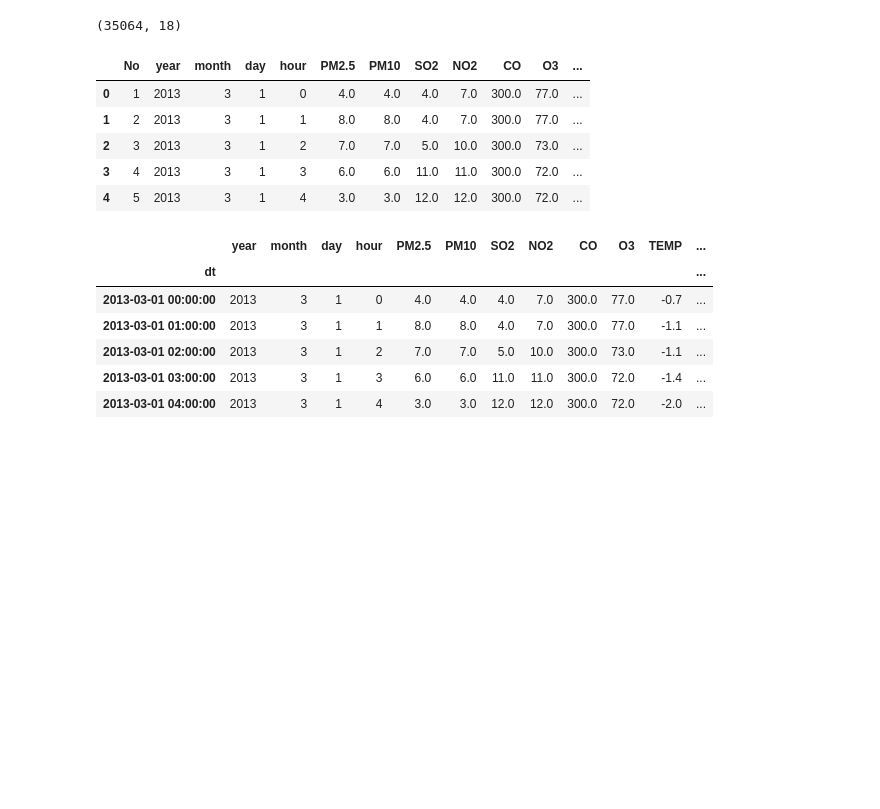
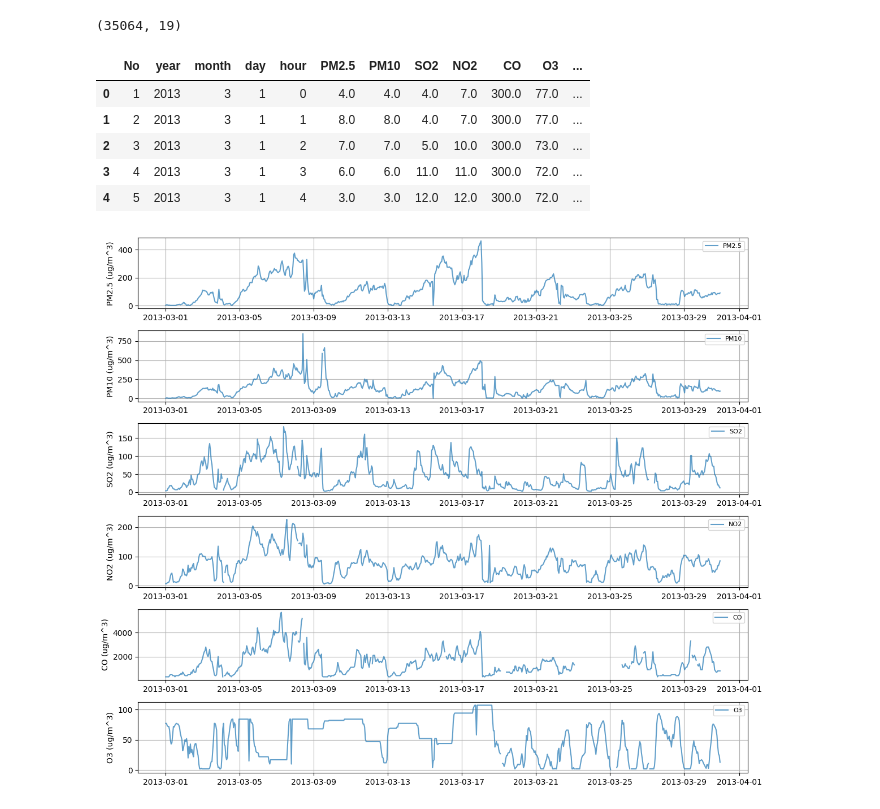
Before and after one commit to henriquefae/Data-study, a Jupyter notebook: AirQuality/data_analysis.ipynb, the cells around one changed output. Drawn from its saved outputs; the diff is of its cells as text; code cells hidden in the pictures; blank space fills up the shorter version.

```diff
--- a/AirQuality/data_analysis.ipynb
+++ b/AirQuality/data_analysis.ipynb
@@ -11,26 +9,30 @@ from sklearn.model_selection import TimeSeriesSplit
 # %%
 df = pd.read_csv("./data/PRSA_Data_Aotizhongxin_20130301-20170228.csv")
+df["ts"] = pd.to_datetime(df[["year", "month", "day", "hour"]])
 print(df.shape)
 df.head()
 # %% [output]
-(35064, 18)
+(35064, 19)
 |  | No | year | month | day | hour | PM2.5 | PM10 | SO2 | NO2 | CO | O3 | ... |
 | 0 | 1 | 2013 | 3 | 1 | 0 | 4.0 | 4.0 | 4.0 | 7.0 | 300.0 | 77.0 | ... |
 | 1 | 2 | 2013 | 3 | 1 | 1 | 8.0 | 8.0 | 4.0 | 7.0 | 300.0 | 77.0 | ... |
 | 2 | 3 | 2013 | 3 | 1 | 2 | 7.0 | 7.0 | 5.0 | 10.0 | 300.0 | 73.0 | ... |
 | 3 | 4 | 2013 | 3 | 1 | 3 | 6.0 | 6.0 | 11.0 | 11.0 | 300.0 | 72.0 | ... |
 | 4 | 5 | 2013 | 3 | 1 | 4 | 3.0 | 3.0 | 12.0 | 12.0 | 300.0 | 72.0 | ... |
-# %%
-df["dt"] = pd.to_datetime(df[["year", "month", "day", "hour"]])
-df = df.sort_values("dt").set_index("dt")
-df = df.drop(columns=["No","station"])  # single-station data
-df.head()
-# %% [output]
-|  | year | month | day | hour | PM2.5 | PM10 | SO2 | NO2 | CO | O3 | TEMP | ... |
-| dt |  |  |  |  |  |  |  |  |  |  |  | ... |
-| 2013-03-01 00:00:00 | 2013 | 3 | 1 | 0 | 4.0 | 4.0 | 4.0 | 7.0 | 300.0 | 77.0 | -0.7 | ... |
-| 2013-03-01 01:00:00 | 2013 | 3 | 1 | 1 | 8.0 | 8.0 | 4.0 | 7.0 | 300.0 | 77.0 | -1.1 | ... |
-| 2013-03-01 02:00:00 | 2013 | 3 | 1 | 2 | 7.0 | 7.0 | 5.0 | 10.0 | 300.0 | 73.0 | -1.1 | ... |
-| 2013-03-01 03:00:00 | 2013 | 3 | 1 | 3 | 6.0 | 6.0 | 11.0 | 11.0 | 300.0 | 72.0 | -1.4 | ... |
-| 2013-03-01 04:00:00 | 2013 | 3 | 1 | 4 | 3.0 | 3.0 | 12.0 | 12.0 | 300.0 | 72.0 | -2.0 | ... |
+# %%
+df_firstmonth = df.iloc[:720]   # first 30 days * 24 hours
+
+fig, axs = plt.subplots(6, 1, figsize=(12, 10))
+
+pollutants = ["PM2.5", "PM10", "SO2", "NO2", "CO", "O3"]
+for i in range(len(pollutants)):
+    axs[i].plot(df_firstmonth['ts'], df_firstmonth[pollutants[i]], label=pollutants[i], alpha=0.7)
+    axs[i].set_ylabel(pollutants[i]+ " (ug/m^3)")
+    axs[i].legend(ncol=4, fontsize=8)
+    axs[i].grid(True)
+
+plt.tight_layout()
+plt.show()
+# %% [output]
+[figure, added]
 # %%
```
Also changed, not shown: parts of 4 cells of this notebook.
